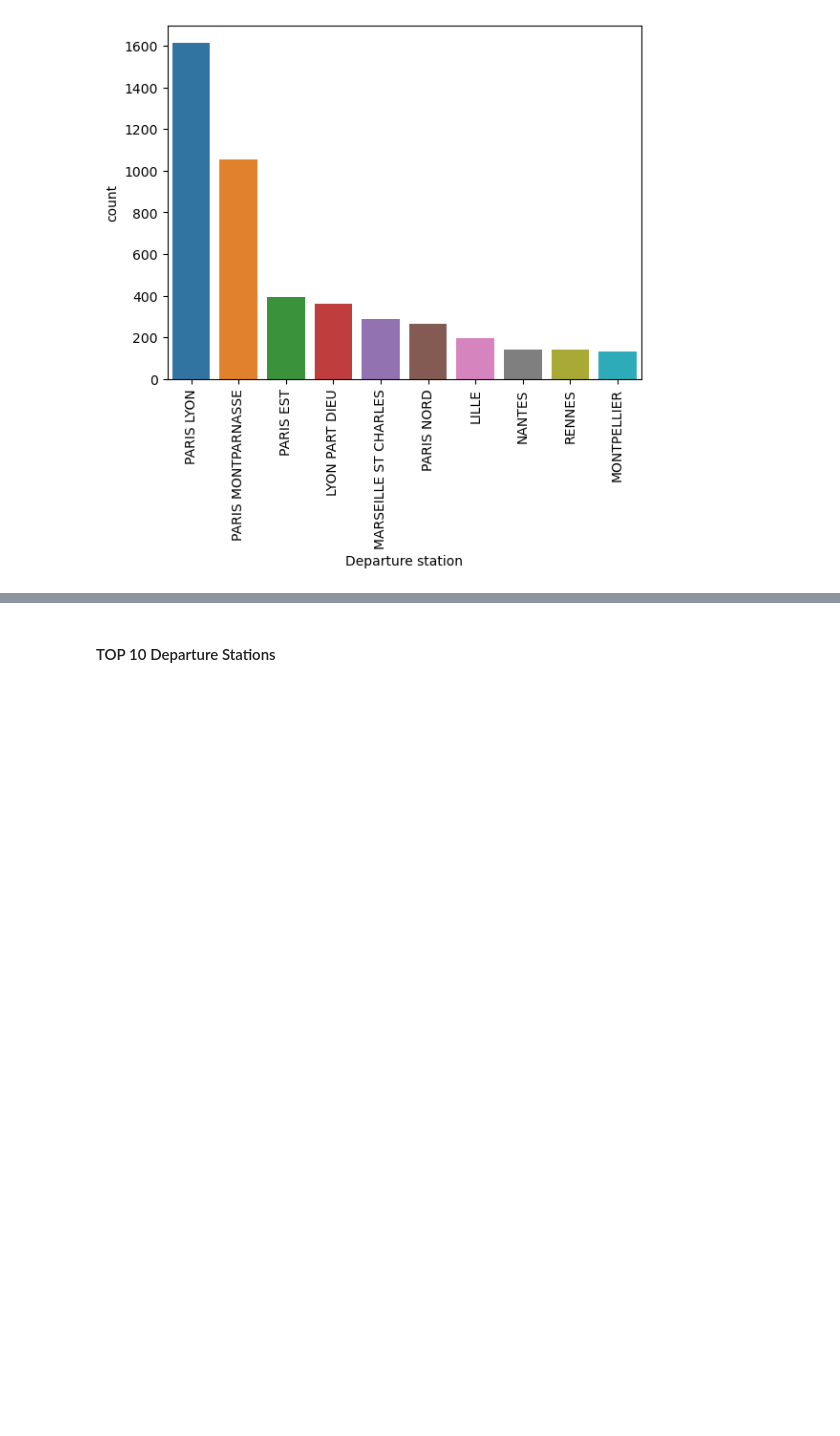
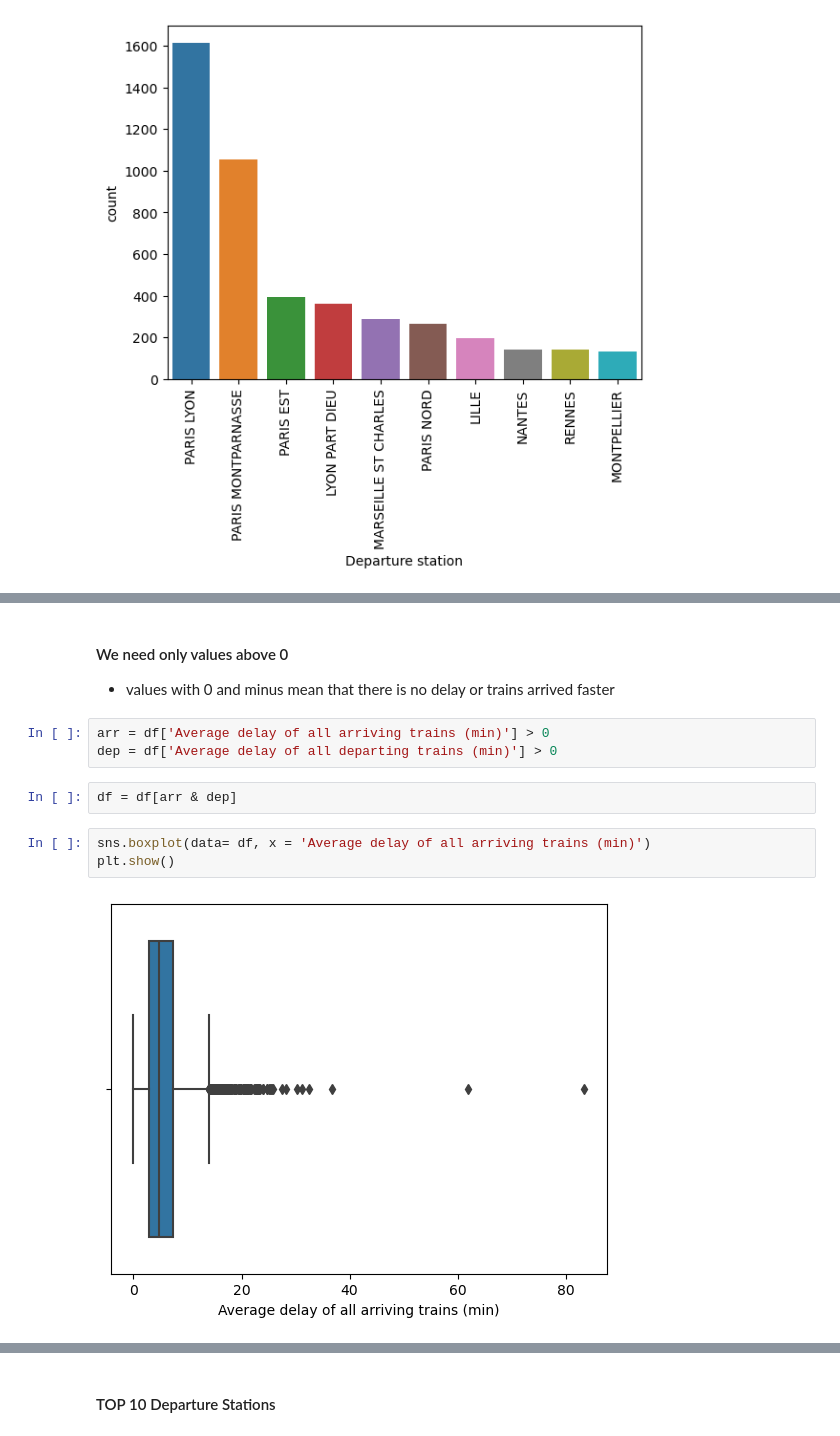
Before and after one commit to infoshareacademy/grupa_BKMMZ, a Jupyter notebook: Python_Project/Trains_Project.ipynb, the cells around one changed output, grey strips where cells are left out. Saved outputs shown, nothing was run; the diff lists cells and outputs as text; blank space fills up the shorter version.

```diff
--- a/Python_Project/Trains_Project.ipynb
+++ b/Python_Project/Trains_Project.ipynb
@@ -125,0 +135,13 @@ plt.show()
+# %% [markdown]
+#### We need only values above 0
+- values with 0 and minus mean that there is no delay or trains arrived faster
+# %%
+arr = df['Average delay of all arriving trains (min)'] > 0
+dep = df['Average delay of all departing trains (min)'] > 0
+# %%
+df = df[arr & dep]
+# %%
+sns.boxplot(data= df, x = 'Average delay of all arriving trains (min)')
+plt.show()
+# %% [output]
+[figure, added]
```
Also changed, not shown: parts of 85 cells of this notebook, 2 other files.
